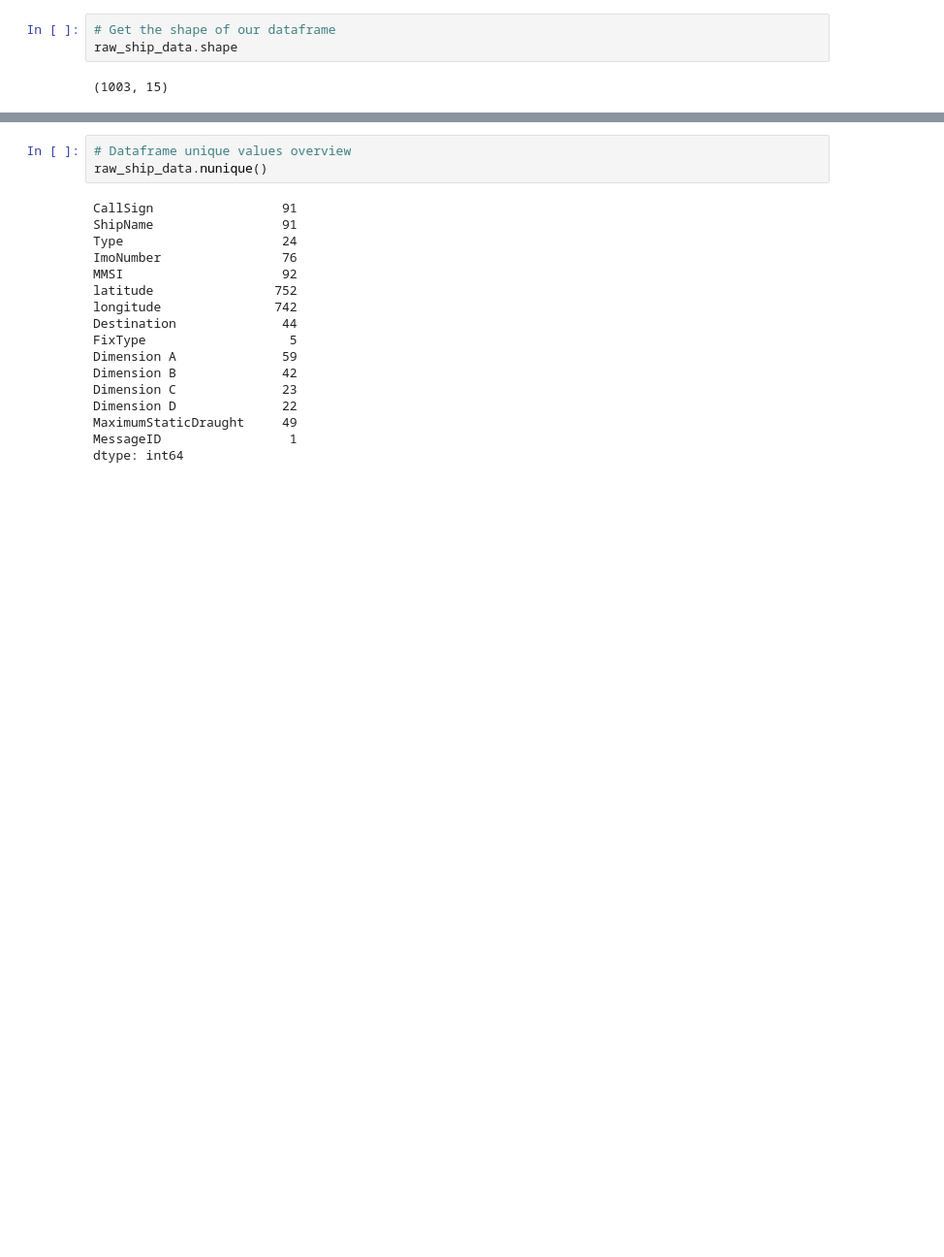
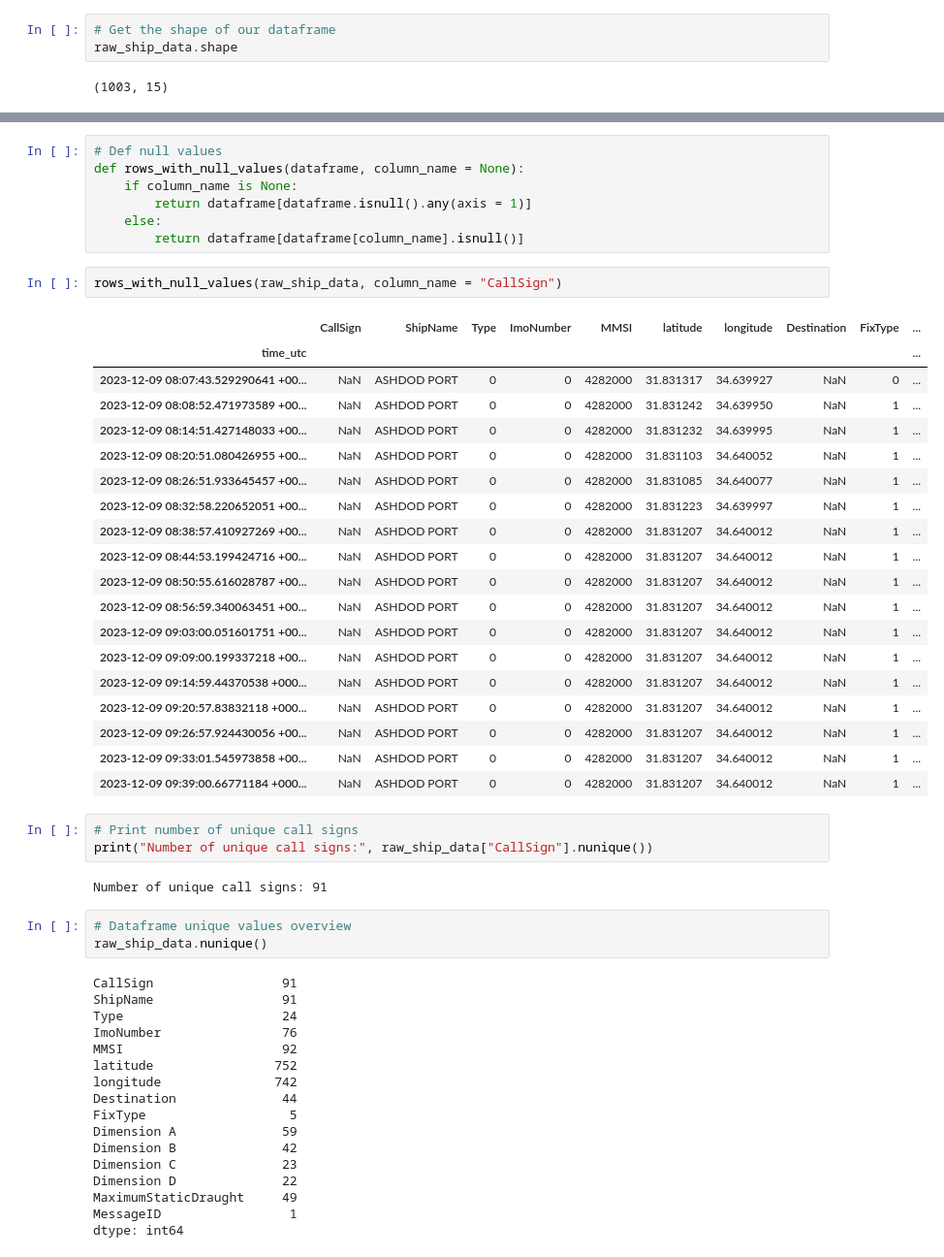
Before and after one commit to HUA-Applied-EFP01/data-analysis-233, a Jupyter notebook: data_analysis.ipynb, the cells around one changed output, grey strips where cells are left out. Shown at 97% size. Cells and saved outputs as stored; diff of their text form; blank space fills up the shorter version.

```diff
--- a/data_analysis.ipynb
+++ b/data_analysis.ipynb
@@ -22,3 +86,37 @@ raw_ship_data.shape
+# %%
+# Def null values
+def rows_with_null_values(dataframe, column_name = None):
+    if column_name is None:
+        return dataframe[dataframe.isnull().any(axis = 1)]
+    else:
+        return dataframe[dataframe[column_name].isnull()]
+# %%
+rows_with_null_values(raw_ship_data, column_name = "CallSign")
+# %% [output]
+|  | CallSign | ShipName | Type | ImoNumber | MMSI | latitude | longitude | Destination | FixType | ... |
+| time_utc |  |  |  |  |  |  |  |  |  | ... |
+| 2023-12-09 08:07:43.529290641 +00... | NaN | ASHDOD PORT | 0 | 0 | 4282000 | 31.831317 | 34.639927 | NaN | 0 | ... |
+| 2023-12-09 08:08:52.471973589 +00... | NaN | ASHDOD PORT | 0 | 0 | 4282000 | 31.831242 | 34.639950 | NaN | 1 | ... |
+| 2023-12-09 08:14:51.427148033 +00... | NaN | ASHDOD PORT | 0 | 0 | 4282000 | 31.831232 | 34.639995 | NaN | 1 | ... |
+| 2023-12-09 08:20:51.080426955 +00... | NaN | ASHDOD PORT | 0 | 0 | 4282000 | 31.831103 | 34.640052 | NaN | 1 | ... |
+| 2023-12-09 08:26:51.933645457 +00... | NaN | ASHDOD PORT | 0 | 0 | 4282000 | 31.831085 | 34.640077 | NaN | 1 | ... |
+| 2023-12-09 08:32:58.220652051 +00... | NaN | ASHDOD PORT | 0 | 0 | 4282000 | 31.831223 | 34.639997 | NaN | 1 | ... |
+| 2023-12-09 08:38:57.410927269 +00... | NaN | ASHDOD PORT | 0 | 0 | 4282000 | 31.831207 | 34.640012 | NaN | 1 | ... |
+| 2023-12-09 08:44:53.199424716 +00... | NaN | ASHDOD PORT | 0 | 0 | 4282000 | 31.831207 | 34.640012 | NaN | 1 | ... |
+| 2023-12-09 08:50:55.616028787 +00... | NaN | ASHDOD PORT | 0 | 0 | 4282000 | 31.831207 | 34.640012 | NaN | 1 | ... |
+| 2023-12-09 08:56:59.340063451 +00... | NaN | ASHDOD PORT | 0 | 0 | 4282000 | 31.831207 | 34.640012 | NaN | 1 | ... |
+| 2023-12-09 09:03:00.051601751 +00... | NaN | ASHDOD PORT | 0 | 0 | 4282000 | 31.831207 | 34.640012 | NaN | 1 | ... |
+| 2023-12-09 09:09:00.199337218 +00... | NaN | ASHDOD PORT | 0 | 0 | 4282000 | 31.831207 | 34.640012 | NaN | 1 | ... |
+| 2023-12-09 09:14:59.44370538 +000... | NaN | ASHDOD PORT | 0 | 0 | 4282000 | 31.831207 | 34.640012 | NaN | 1 | ... |
+| 2023-12-09 09:20:57.83832118 +000... | NaN | ASHDOD PORT | 0 | 0 | 4282000 | 31.831207 | 34.640012 | NaN | 1 | ... |
+| 2023-12-09 09:26:57.924430056 +00... | NaN | ASHDOD PORT | 0 | 0 | 4282000 | 31.831207 | 34.640012 | NaN | 1 | ... |
+| 2023-12-09 09:33:01.545973858 +00... | NaN | ASHDOD PORT | 0 | 0 | 4282000 | 31.831207 | 34.640012 | NaN | 1 | ... |
+| 2023-12-09 09:39:00.66771184 +000... | NaN | ASHDOD PORT | 0 | 0 | 4282000 | 31.831207 | 34.640012 | NaN | 1 | ... |
+# %%
+# Print number of unique call signs
+print("Number of unique call signs:", raw_ship_data["CallSign"].nunique())
+# %% [output]
+Number of unique call signs: 91
 # %%
 # Dataframe unique values overview
 raw_ship_data.nunique()
```
Also changed, not shown: parts of 17 cells of this notebook.
